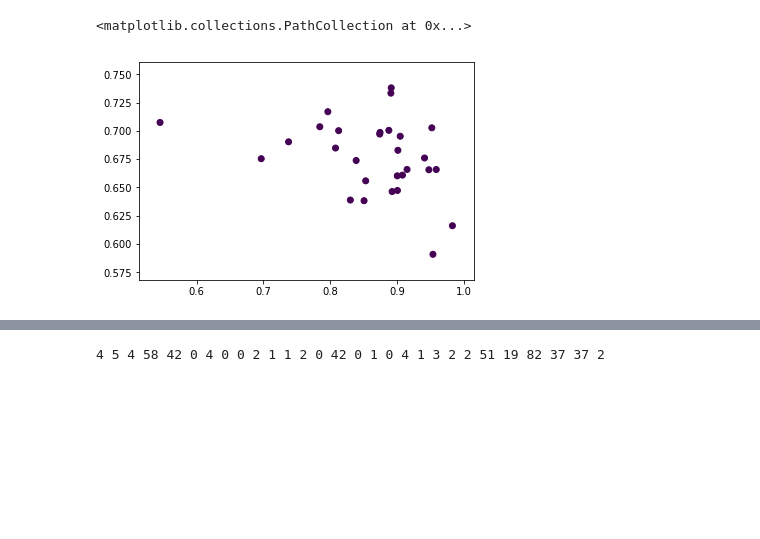
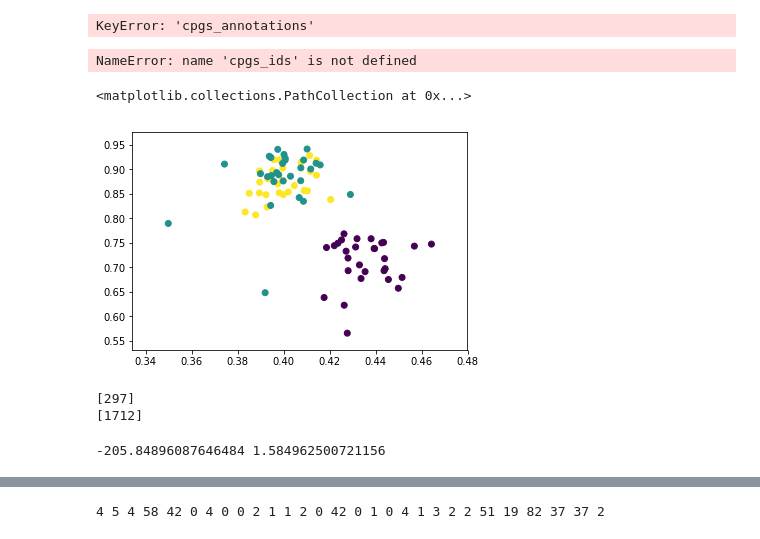
Before and after one commit to mike-live/parenclitic, a Jupyter notebook: src/parenclitic_down.ipynb, the cells around one changed output, grey strips where cells are left out. Drawn from its saved outputs; the diff is of its cells as text; code cells hidden in the pictures; blank space fills up the shorter version.

```diff
--- a/src/parenclitic_down.ipynb
+++ b/src/parenclitic_down.ipynb
@@ -16,5 +49,5 @@ The autoreload extension is already loaded. To reload it, use:
 from configurations.load_data_down_GSE52588 import load_data_down_GSE52588_cpgs
 from configurations.config_down_GSE52588_cpg import config
 
-X, y, _, all_features_names = load_data_down_GSE52588_cpgs()
+X, y, mask, all_features_names = load_data_down_GSE52588_cpgs()
 # %% [output]
@@ -29,12 +81,16 @@ cpgs = cpgs_annotation(config.ifname('cpgs_annotations'))
 #df = cpgs.get_cpgs({'chr_in': ['22'], 'geotype_ex': ['Island']})
 cpgs_names, _ = cpgs.get_cpgs({'gene_out': ['PFN3', 'LOXL2', 'HOXA2', 'MIR219-2', 'DLL1']})
 cpgs_ids = np.array([y for x in cpgs_names for y in np.flatnonzero(all_features_names == x).tolist()])
+# %% [output]
+KeyError: 'cpgs_annotations'
 # %%
 Xq = X[:, cpgs_ids]
 sub_subjects = config.params["mongoloids_mask"].value
 Xc = Xc[sub_subjects, :]
 Yc = y[sub_subjects]
 features_names = all_features_names[cpgs_ids]
+# %% [output]
+NameError: name 'cpgs_ids' is not defined
 # %%
 num_samples = Xc.shape[0]
 num_features = Xc.shape[1]
@@ -42,12 +98,19 @@ num_features = Xc.shape[1]
 mask = np.array(Yc, np.bool)
 mask[:] = 1
 
-clf = parenclitic.parenclitic(kernel = parenclitic.pdf_kernel(thr_p = 0.12))
-clf.fit(Xc, Yc, mask, )
+clf = parenclitic.parenclitic(kernel = parenclitic.pdf_kernel(thr_p = 0.9))
+clf.fit(Xc, Yc, mask)
 clf.calc_parenclitic()
 gr = clf.get_graphs(features_names = features_names)
 # %%
-plt.scatter(Xq[:, 0], Xq[:, 1], c = mask)
+plt.scatter(X[:, 297], X[:, 1712], c = mask)
 # %% [output]
 <matplotlib.collections.PathCollection at 0x...>
-[figure, old version]
+[figure, new version]
+# %%
+print(np.flatnonzero(all_features_names == 'MAP3K6'))
+print(np.flatnonzero(all_features_names == 'GPR75'))
+#GPR75
+# %% [output]
+[297]
+[1712]
@@ -53,0 +131,23 @@ plt.scatter(Xq[:, 0], Xq[:, 1], c = mask)
+# %%
+#import time
+from sklearn.tree import DecisionTreeClassifier
+#be = time.time()
+def do_thing(p_log, mask, y):
+
+    p_log = p_log[mask]#.reshape(1, -1)
+    y = (y[mask] == 0)
+
+    '''ids = np.argsort(p_log)
+    p_log = p_log[ids]
+    y = y[ids]'''
+
+    clf = DecisionTreeClassifier(max_depth = 2, criterion = 'entropy').fit(p_log.reshape(-1, 1).astype('float32'), y.reshape(-1, 1))
+    tree_thr = clf.tree_.threshold[0]
+    impurity = clf.tree_.impurity[0]
+    print(clf.tree_.impurity)
+    return tree_thr, impurity
+import timeit
+#print(timeit.timeit('do_thing(p_log, mask, y)', setup="from __main__ import do_thing, p_log, mask, y", number=100000))
+print(tree_thr, impurity)
+# %% [output]
+-205.84896087646484 1.584962500721156
```
Also changed, not shown: parts of 72 cells of this notebook, 6 other files.
